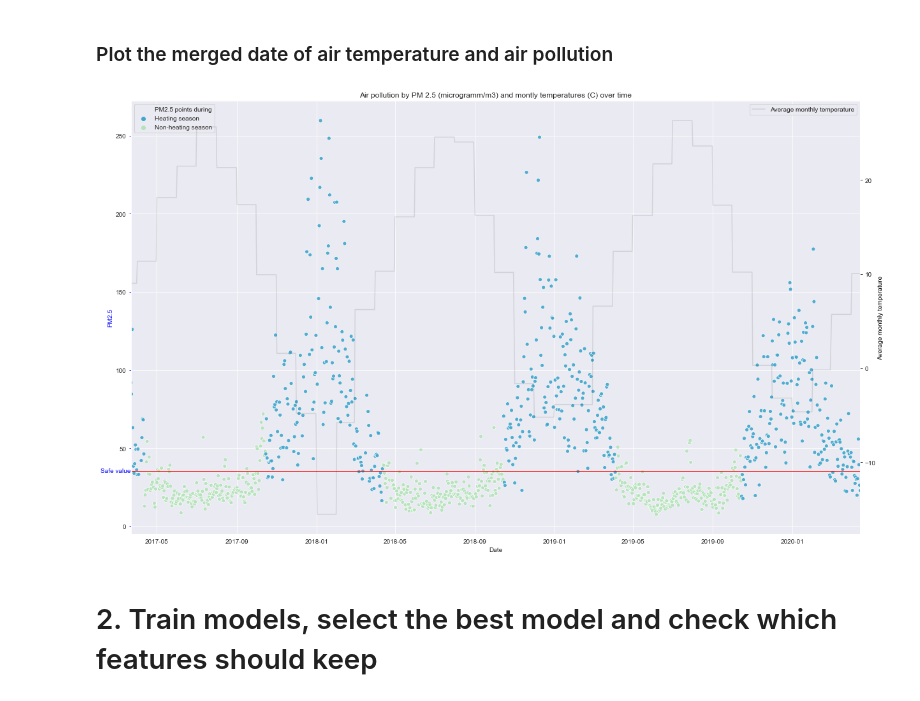
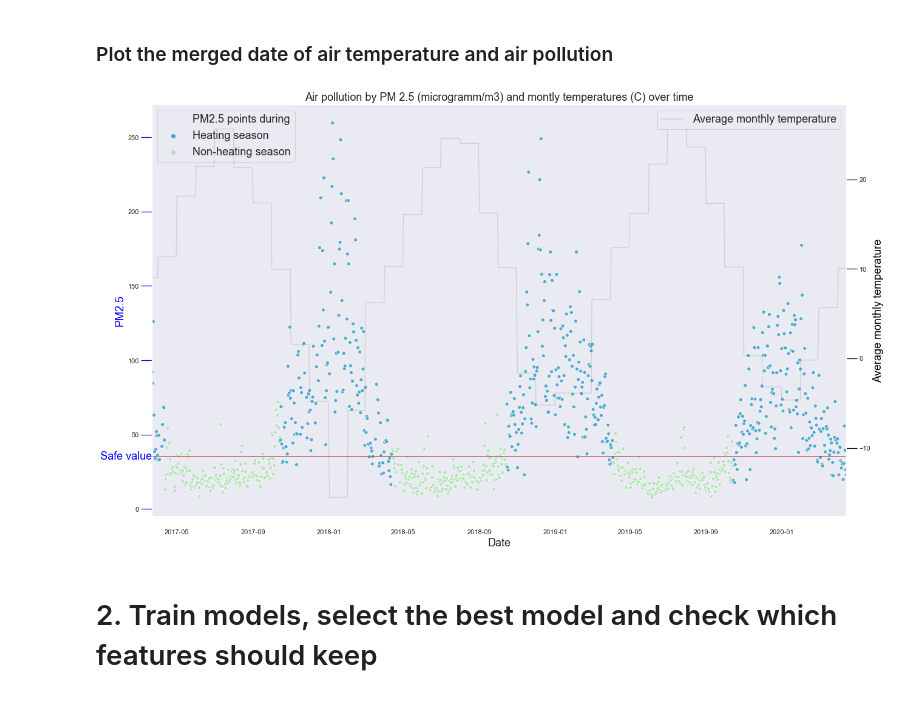
Before and after one commit to alibekU/almaty_air_2020, a Jupyter notebook: analysis_pm25.ipynb, the cells around one changed output. Drawn from its saved outputs; the diff is of its cells as text; code cells hidden in the pictures.

Commit message:
changed font sizes for one of the visuals

```diff
--- a/analysis_pm25.ipynb
+++ b/analysis_pm25.ipynb
@@ -701,41 +701,45 @@ dataMergedTemp1 = pd.merge(dataMergedTemp, monthlyAverages, how='left', on=['Yea
 fig, ax = plt.subplots()
 
 # set size and style
 fig.set_size_inches(20.5, 12.5)
 sns.set_style('dark')
 
 # rename is_heating_season column to have a better legend on the plot
 heating_feature_name = "PM2.5 points during"
 dataMergedTemp1.rename(columns={"is_heating_season": heating_feature_name}, inplace = True)
 
 # plot air qulaity
+fontsize = 18
 color='blue'
 ax = sns.scatterplot(x='Date', y='PM2.5',data = dataMergedTemp1,  alpha=0.9, hue=heating_feature_name, palette='GnBu_r')
 ax.set(xlim = (dataMergedTemp1['Date'].min(), dataMergedTemp1['Date'].max()))
 ax.hlines(y=PM25_safe_value, xmin=dataMergedTemp1['Date'].min(), xmax=dataMergedTemp1['Date'].max(), linewidth=1, color='r')
 ax.text(dataMergedTemp1['Date'].min(), PM25_safe_value, 'Safe value', color='blue', va='center', ha='right')
-ax.tick_params(axis='y', color=color)
-ax.set_ylabel('PM2.5', color=color)
-ax.legend(loc='upper left')
+ax.tick_params(axis='y', color=color, size=fontsize)
+ax.tick_params(axis='x', size=fontsize)
+ax.set_ylabel('PM2.5', color=color, fontsize=fontsize)
+ax.set_xlabel('Date', fontsize=fontsize)
+ax.legend(loc='upper left', fontsize=fontsize)
 
 # create a second y axis on the same X axis
 ax2 = ax.twinx()
 
 # plot air temperature
 color='black'
 ax2 = sns.lineplot(x='Date', y='Average monthly temperature',data = dataMergedTemp1,  alpha=0.1, color=color)
-ax2.tick_params(axis='y', color=color)
-ax2.set_ylabel('Average monthly temperature', color=color)
-ax2.legend(['Average monthly temperature'], loc='upper right')
+ax2.tick_params(axis='y', color=color, size=fontsize)
+ax2.set_ylabel('Average monthly temperature', color=color, fontsize=fontsize)
+ax2.legend(['Average monthly temperature'], loc='upper right', fontsize=fontsize)
 
 # set final parameters and draw
+plt.rcParams.update({'font.size': fontsize})
 plt.xticks(rotation=90)
-plt.title('Air pollution by PM 2.5 (microgramm/m3) and montly temperatures (C) over time')
+ax2.axes.set_title('Air pollution by PM 2.5 (microgramm/m3) and montly temperatures (C) over time', fontsize=fontsize)
 plt.show()
 
 #ax2.figure.savefig('images/Temp_vs_pm25.png', bbox_inches="tight")
 # %% [output]
-[figure, old version]
+[figure, new version]
 # %% [markdown]
 # 2. Train models,  select the best model and check which features should keep
 # %% [markdown]
```
